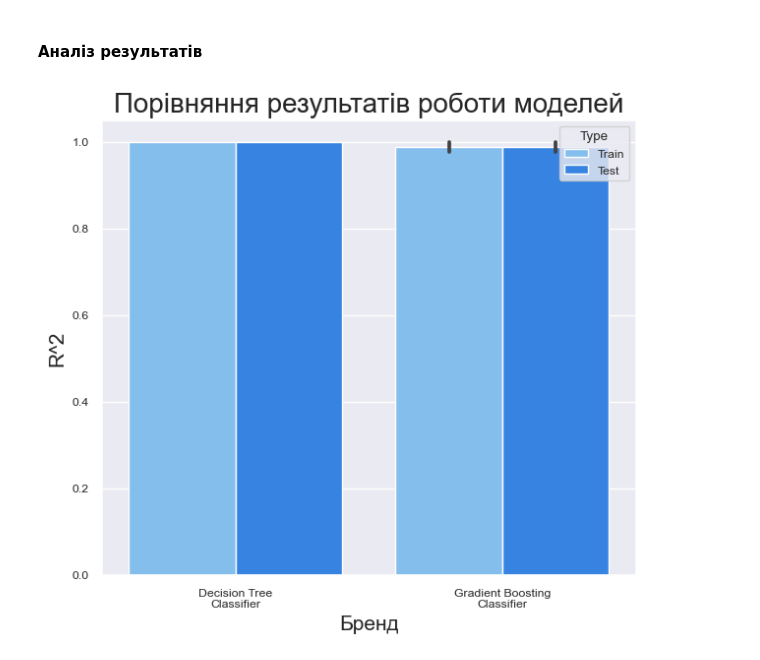
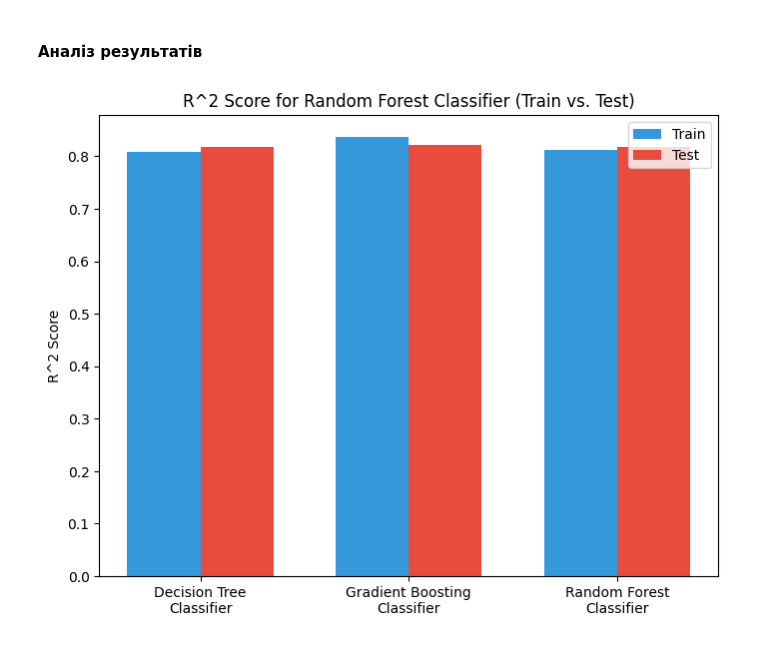
Before and after one commit to NgeNXQ/PIIS, a Jupyter notebook: 4/labwork4.ipynb, the cells around one changed output. Cells and saved outputs as stored; diff of their text form; code cells hidden in the pictures.

```diff
--- a/4/labwork4.ipynb
+++ b/4/labwork4.ipynb
@@ -238,9 +225,10 @@ random_forest_classifier = RandomForestClassifier(max_depth = 3).fit(x_train, y_
 
 train_score = round(random_forest_classifier.score(x_train, y_train), 5)
 test_score = round(random_forest_classifier.score(x_test, y_test), 5)
-results.append({"Model": "Gradient Boosting\nClassifier", "R^2 Score": train_score, "Type": "Train"})
-results.append({"Model": "Gradient Boosting\nClassifier", "R^2 Score": test_score, "Type": "Test"})
+results.append({"Model": "Random Forest\nClassifier", "R^2 Score": train_score, "Type": "Train"})
+results.append({"Model": "Random Forest\nClassifier", "R^2 Score": test_score, "Type": "Test"})
 
-visualize_decision_tree(random_forest_classifier, features, class_names)
+#visualize_decision_tree(random_forest_classifier, features, class_names)
 build_confusion_matrix(random_forest_classifier, x_test, y_test)
+build_roc_plot(random_forest_classifier, x_test, y_test)
 # %% [output]
@@ -252,12 +237,21 @@ AttributeError: 'RandomForestClassifier' object has no attribute 'tree_'
 # %% [markdown]
 #### Аналіз результатів
-# %%
-scores = pd.DataFrame(results, columns=["Model", "R^2 Score", "Type"])
-plt.figure(figsize = (7, 6))
-plt.title("Порівняння результатів роботи моделей", fontsize = 14)
-sns.barplot(x = "Model", y = "R^2 Score", hue = "Type", palette = [(0.45, 0.75, 1.0), (0.1, 0.5, 1.0)], data = scores)
-plt.xlabel("Бренд", fontsize = 15)
-plt.ylabel("R^2", fontsize = 15)
-plt.show()
-# %% [output]
-[figure, removed]
+# %%
+train_data = [result["R^2 Score"] for result in results if result["Type"] == "Train"]
+test_data = [result["R^2 Score"] for result in results if result["Type"] == "Test"]
+model_names = [result["Model"] for result in results if result["Type"] == "Train"]
+
+bar_width = 0.35
+indices = np.arange(len(model_names))
+
+plt.figure(figsize=(8, 6))
+plt.bar(indices, train_data, bar_width, label = "Train", color = "#3498db")
+plt.bar(indices + bar_width, test_data, bar_width, label = "Test", color = "#e74c3c")
+plt.ylabel("R^2 Score")
+plt.title("R^2 Score for Random Forest Classifier (Train vs. Test)")
+plt.xticks(indices + bar_width / 2, model_names)
+plt.legend()
+
+plt.show()
+# %% [output]
+[figure, added]
```
Also changed, not shown: parts of 8 cells of this notebook.
